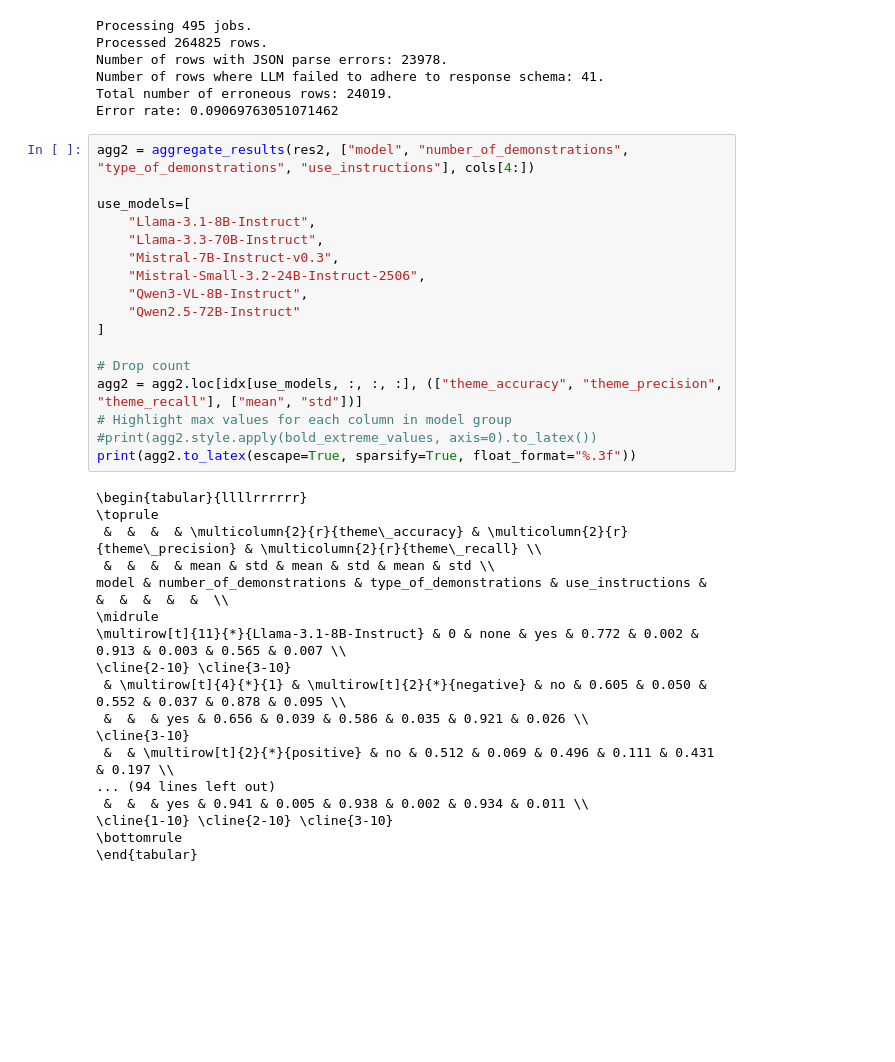
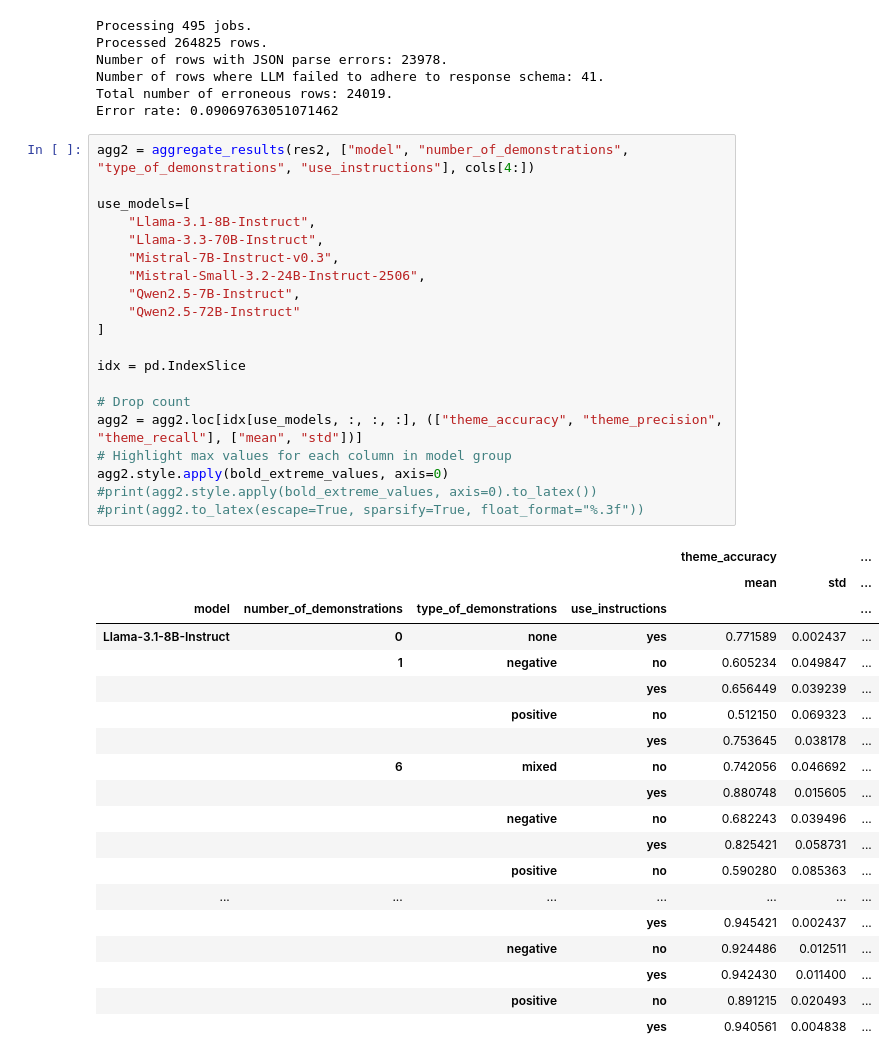
Before and after one commit to AleksiKaa/mscthesis, a Jupyter notebook: src/notebooks/results/aggregate_results_metrics.ipynb, the cells around one changed output. Drawn from its saved outputs; the diff is of its cells as text; blank space fills up the shorter version.

```diff
--- a/src/notebooks/results/aggregate_results_metrics.ipynb
+++ b/src/notebooks/results/aggregate_results_metrics.ipynb
@@ -168,35 +168,40 @@ Error rate: 0.09069763051071462
 # %%
 agg2 = aggregate_results(res2, ["model", "number_of_demonstrations", "type_of_demonstrations", "use_instructions"], cols[4:])
 
 use_models=[
     "Llama-3.1-8B-Instruct",
     "Llama-3.3-70B-Instruct",
     "Mistral-7B-Instruct-v0.3",
     "Mistral-Small-3.2-24B-Instruct-2506",
-    "Qwen3-VL-8B-Instruct",
+    "Qwen2.5-7B-Instruct",
     "Qwen2.5-72B-Instruct"
 ]
+
+idx = pd.IndexSlice
 
 # Drop count
 agg2 = agg2.loc[idx[use_models, :, :, :], (["theme_accuracy", "theme_precision", "theme_recall"], ["mean", "std"])]
 # Highlight max values for each column in model group
+agg2.style.apply(bold_extreme_values, axis=0)
 #print(agg2.style.apply(bold_extreme_values, axis=0).to_latex())
-print(agg2.to_latex(escape=True, sparsify=True, float_format="%.3f"))
+#print(agg2.to_latex(escape=True, sparsify=True, float_format="%.3f"))
 # %% [output]
-\begin{tabular}{llllrrrrrr}
-\toprule
- &  &  &  & \multicolumn{2}{r}{theme\_accuracy} & \multicolumn{2}{r}{theme\_precision} & \multicolumn{2}{r}{theme\_recall} \\
- &  &  &  & mean & std & mean & std & mean & std \\
-model & number_of_demonstrations & type_of_demonstrations & use_instructions &  &  &  &  &  &  \\
-\midrule
-\multirow[t]{11}{*}{Llama-3.1-8B-Instruct} & 0 & none & yes & 0.772 & 0.002 & 0.913 & 0.003 & 0.565 & 0.007 \\
-\cline{2-10} \cline{3-10}
- & \multirow[t]{4}{*}{1} & \multirow[t]{2}{*}{negative} & no & 0.605 & 0.050 & 0.552 & 0.037 & 0.878 & 0.095 \\
- &  &  & yes & 0.656 & 0.039 & 0.586 & 0.035 & 0.921 & 0.026 \\
-\cline{3-10}
- &  & \multirow[t]{2}{*}{positive} & no & 0.512 & 0.069 & 0.496 & 0.111 & 0.431 & 0.197 \\
-... (94 lines left out)
- &  &  & yes & 0.941 & 0.005 & 0.938 & 0.002 & 0.934 & 0.011 \\
-\cline{1-10} \cline{2-10} \cline{3-10}
-\bottomrule
-\end{tabular}
+|  |  |  |  | theme_accuracy |  | ... |
+|  |  |  |  | mean | std | ... |
+| model | number_of_demonstrations | type_of_demonstrations | use_instructions |  |  | ... |
+| Llama-3.1-8B-Instruct | 0 | none | yes | 0.771589 | 0.002437 | ... |
+|  | 1 | negative | no | 0.605234 | 0.049847 | ... |
+|  |  |  | yes | 0.656449 | 0.039239 | ... |
+|  |  | positive | no | 0.512150 | 0.069323 | ... |
+|  |  |  | yes | 0.753645 | 0.038178 | ... |
+|  | 6 | mixed | no | 0.742056 | 0.046692 | ... |
+|  |  |  | yes | 0.880748 | 0.015605 | ... |
+|  |  | negative | no | 0.682243 | 0.039496 | ... |
+|  |  |  | yes | 0.825421 | 0.058731 | ... |
+|  |  | positive | no | 0.590280 | 0.085363 | ... |
+| ... | ... | ... | ... | ... | ... | ... |
+|  |  |  | yes | 0.945421 | 0.002437 | ... |
+|  |  | negative | no | 0.924486 | 0.012511 | ... |
+|  |  |  | yes | 0.942430 | 0.011400 | ... |
+|  |  | positive | no | 0.891215 | 0.020493 | ... |
+|  |  |  | yes | 0.940561 | 0.004838 | ... |
```
Also changed, not shown: parts of 1 cell of this notebook, 2 other files.
